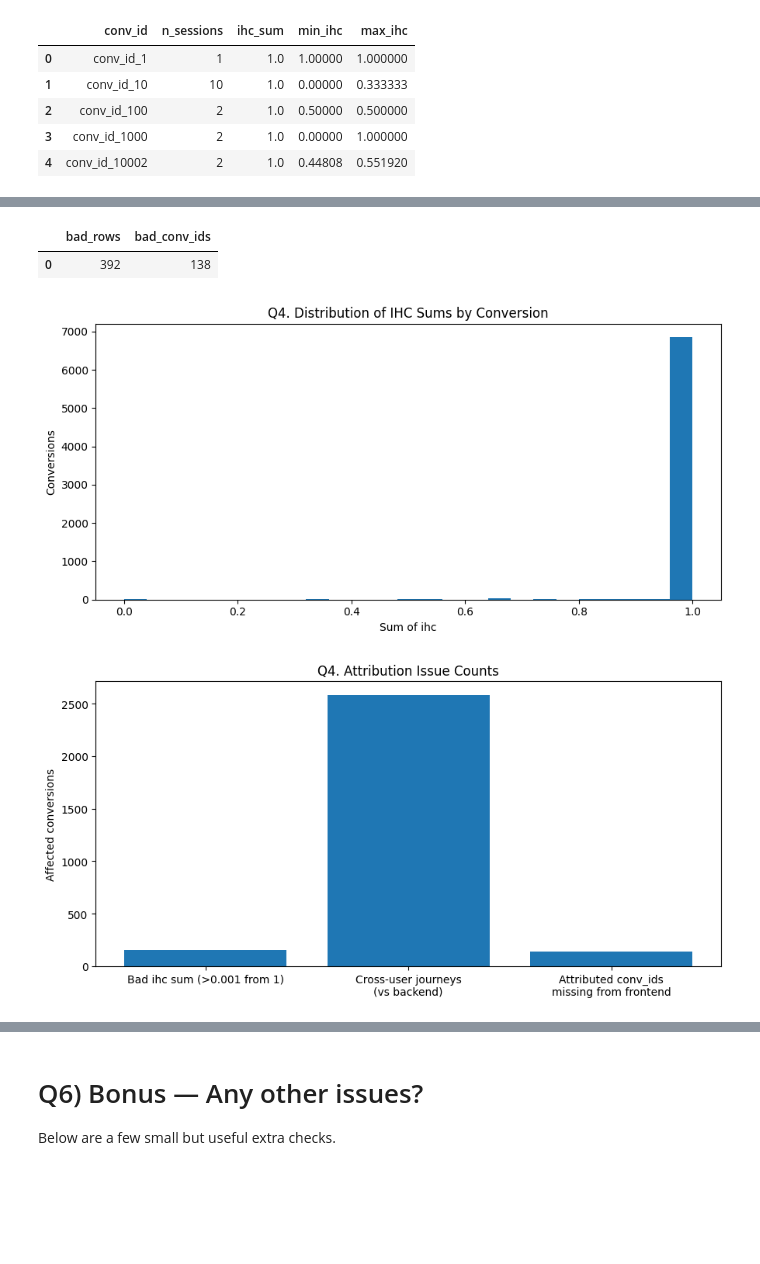
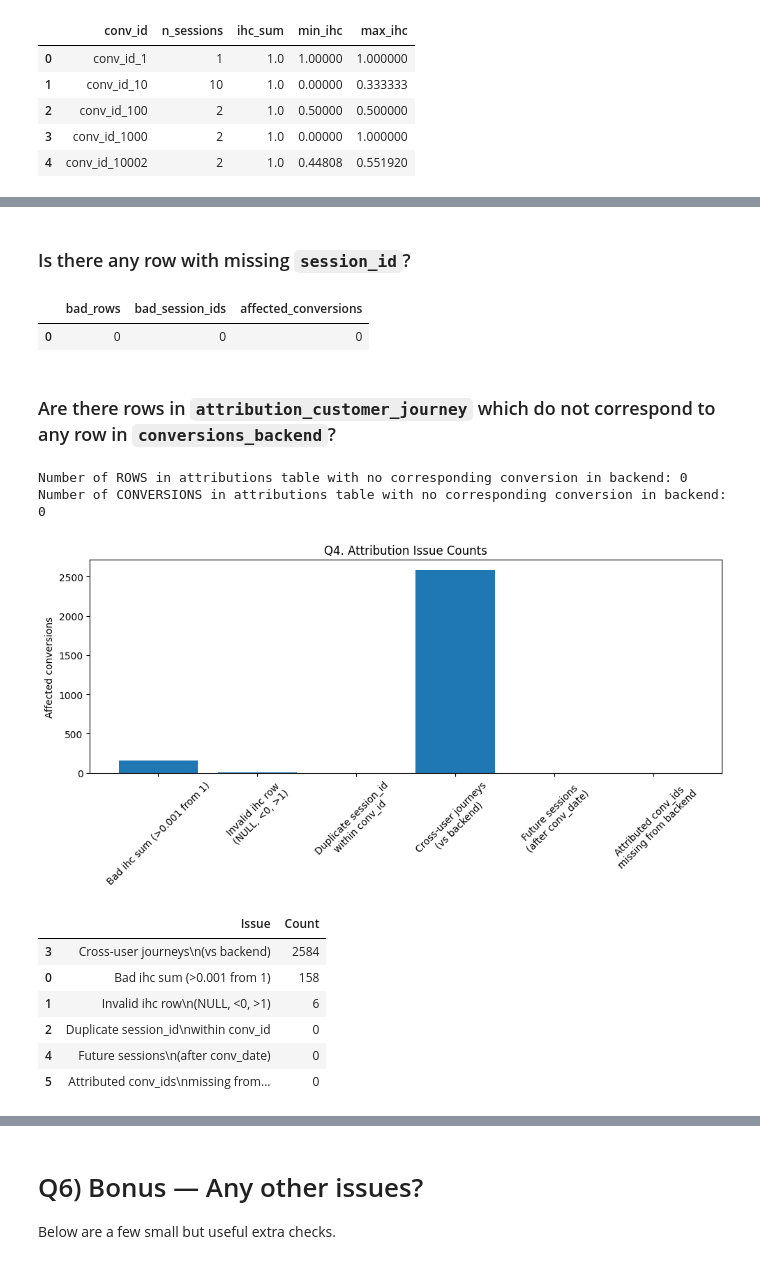
Before and after one commit to muh-bazm/haensel_task, a Jupyter notebook: main.ipynb, the cells around one changed output, grey strips where cells are left out. Saved outputs shown, nothing was run; the diff lists cells and outputs as text; code cells hidden in the pictures; blank space fills up the shorter version.

```diff
--- a/main.ipynb
+++ b/main.ipynb
@@ -23,7 +21,7 @@ pd.set_option("display.max_columns", 50)
 pd.set_option("display.max_rows", 100)
 plt.rcParams["figure.figsize"] = (10, 4.5)
 # %%
-db_path = "data/challenge.db"
+db_path = Path("data/challenge.db")
 conn = sqlite3.connect(db_path)
 
 print("Using database:", db_path)
@@ -587,10 +751,10 @@ bad_conversions = pd.read_sql_query(
 
     JOIN conversions_backend b ON c.conv_id = b.conv_id
 
-    WHERE c_user_id != b_user_id
-       OR c_conv_date != b_conv_date
-       OR c_market != b_market
-       OR ABS(c_revenue - b_revenue) > 1e-9
+    WHERE c.user_id != b.user_id
+        OR c.conv_date != b.conv_date
+        OR c.market != b.market
+        OR ABS(c.revenue - b.revenue) > 1e-9
 
     ORDER BY c.conv_id
     """
@@ -769,48 +1042,83 @@ cross_user_attr
+# %% [markdown]
+### Is there any row with missing `session_id`?
+# %%
+attr_missing_session = pd.read_sql_query(
+    """
+    SELECT
+        COUNT(*) AS bad_rows,
+        COUNT(DISTINCT a.session_id) AS bad_session_ids,
+        COUNT(DISTINCT a.conv_id) AS affected_conversions
+
+    FROM attribution_customer_journey a
+    LEFT JOIN session_sources s ON a.session_id = s.session_id
+    WHERE s.session_id IS NULL
+    """,
+    conn
+)
+
+attr_missing_session
+# %% [output]
+|  | bad_rows | bad_session_ids | affected_conversions |
+| 0 | 0 | 0 | 0 |
+# %% [markdown]
+### Are there rows in `attribution_customer_journey` which do not correspond to any row in `conversions_backend`?
 # %%
 attr_missing_conv = pd.read_sql_query(
     """
     SELECT
         COUNT(*) AS bad_rows,
         COUNT(DISTINCT a.conv_id) AS bad_conv_ids
+
     FROM attribution_customer_journey a
-    LEFT JOIN conversions c
-        ON a.conv_id = c.conv_id
+
+    LEFT JOIN conversions_backend c ON a.conv_id = c.conv_id
     WHERE c.conv_id IS NULL
     """
 , conn)
 
-attr_missing_conv
+bad_rows = attr_missing_conv["bad_rows"].values.tolist()[0]
+bad_conversion_ids = attr_missing_conv["bad_conv_ids"].values.tolist()[0]
+
+print(f"Number of ROWS in attributions table with no corresponding conversion in backend: {bad_rows:,}")
+print(f"Number of CONVERSIONS in attributions table with no corresponding conversion in backend: {bad_conversion_ids:,}")
 # %% [output]
-|  | bad_rows | bad_conv_ids |
-| 0 | 392 | 138 |
+Number of ROWS in attributions table with no corresponding conversion in backend: 0
+Number of CONVERSIONS in attributions table with no corresponding conversion in backend: 0
 # %%
-plt.figure(figsize=(9, 4.5))
-plt.hist(ihc_check["ihc_sum"], bins=25)
-plt.title("Q4. Distribution of IHC Sums by Conversion")
-plt.xlabel("Sum of ihc")
-plt.ylabel("Conversions")
-plt.tight_layout()
-plt.show()
-
 q4_issue_counts = pd.DataFrame({
     "Issue": [
         "Bad ihc sum (>0.001 from 1)",
+        "Invalid ihc row\n(NULL, <0, >1)",
+        "Duplicate session_id\nwithin conv_id",
         "Cross-user journeys\n(vs backend)",
-        "Attributed conv_ids\nmissing from frontend",
+        "Future sessions\n(after conv_date)",
+        "Attributed conv_ids\nmissing from backend",
     ],
     "Count": [
         len(bad_ihc),
+        int(ihc_row_check.loc[0, "bad_conversions"]),
+        int(duplicate_attr_pairs.loc[0, "affected_conversions"]),
         int(cross_user_attr.loc[0, "bad_conversions"]),
+        int(attr_future_sessions.loc[0, "bad_conversions"]),
         int(attr_missing_conv.loc[0, "bad_conv_ids"]),
     ]
 })
 
-plt.figure(figsize=(9, 4.6))
+plt.figure(figsize=(10, 5.2))
 plt.bar(q4_issue_counts["Issue"], q4_issue_counts["Count"])
 plt.title("Q4. Attribution Issue Counts")
 plt.ylabel("Affected conversions")
+plt.xticks(rotation=45)
 plt.tight_layout()
 plt.show()
+
+display(q4_issue_counts.sort_values("Count", ascending=False))
 # %% [output]
-[figure, old version]
+[figure, new version]
-[figure, removed]
+|  | Issue | Count |
+| 3 | Cross-user journeys\n(vs backend) | 2584 |
+| 0 | Bad ihc sum (>0.001 from 1) | 158 |
+| 1 | Invalid ihc row\n(NULL, <0, >1) | 6 |
+| 2 | Duplicate session_id\nwithin conv_id | 0 |
+| 4 | Future sessions\n(after conv_date) | 0 |
+| 5 | Attributed conv_ids\nmissing from... | 0 |
```
Also changed, not shown: parts of 84 cells of this notebook.
